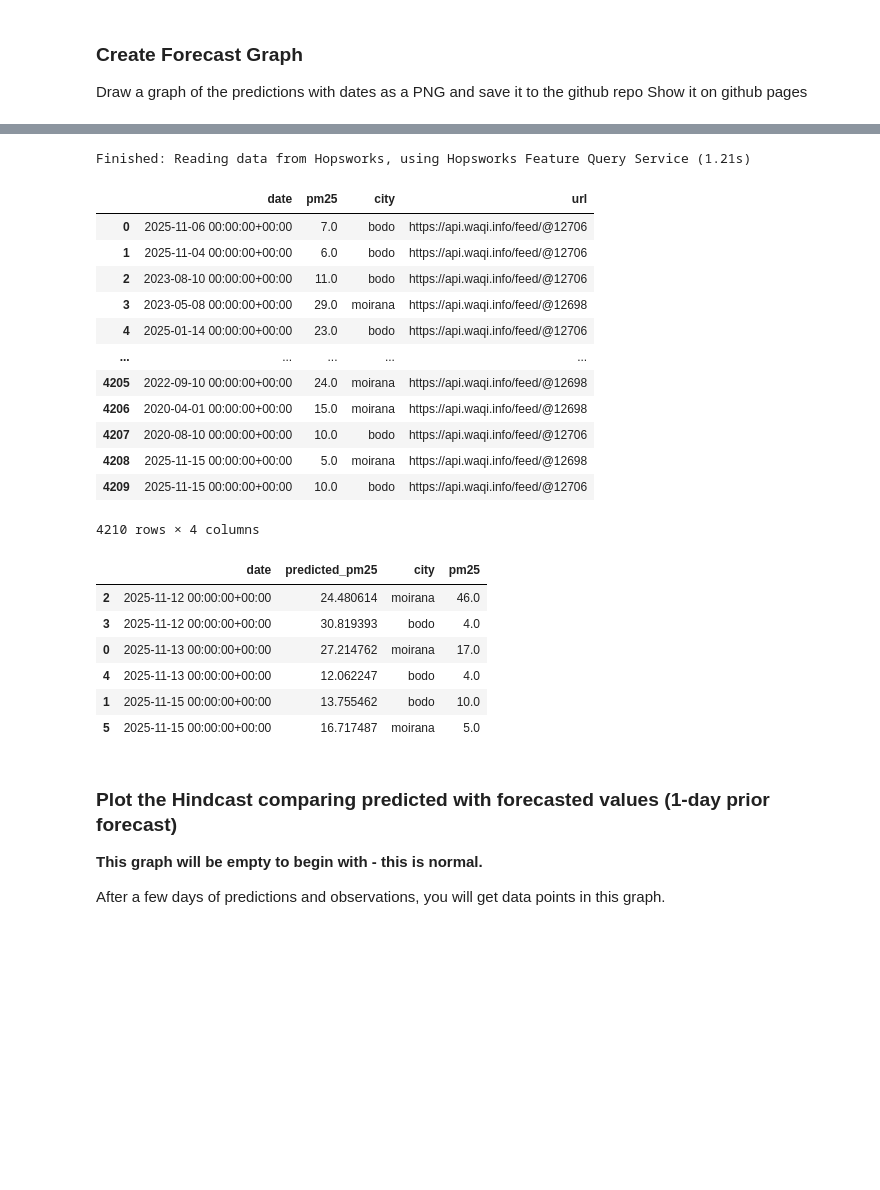
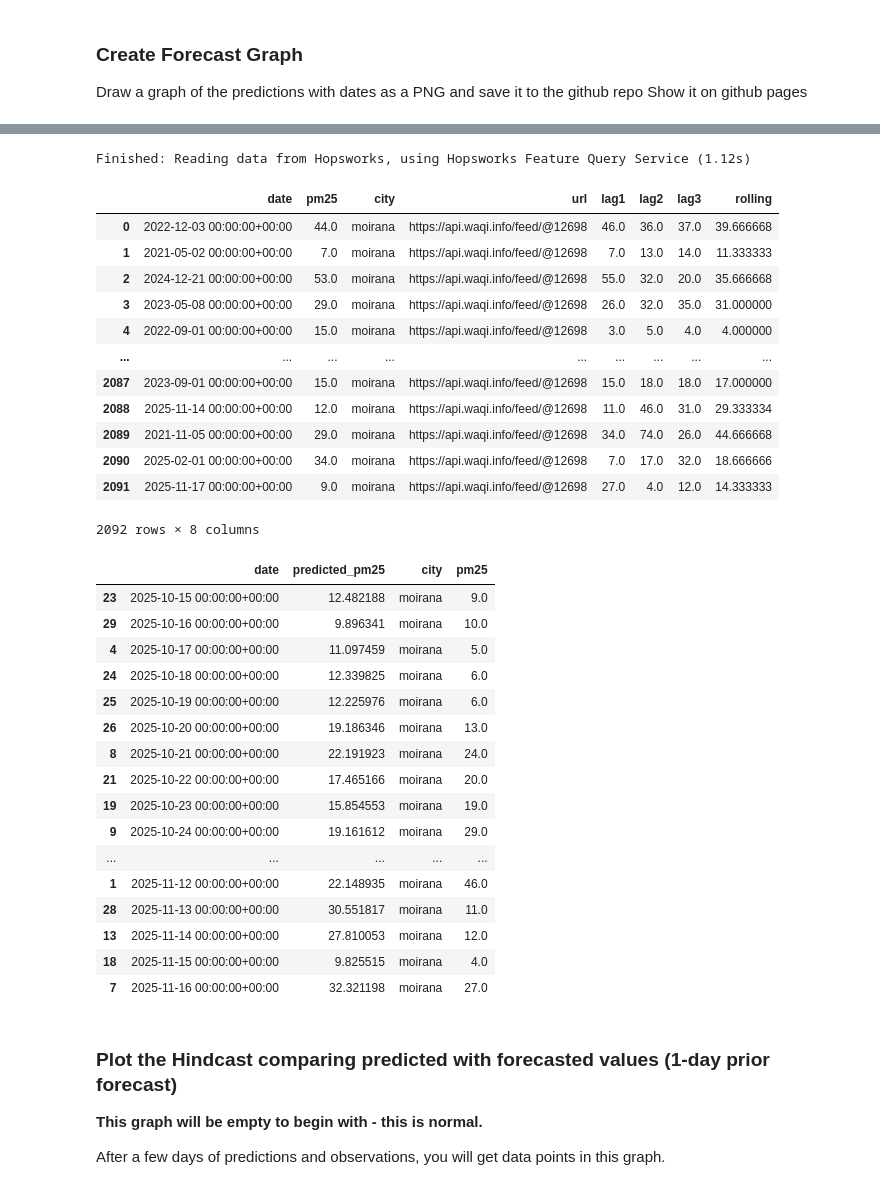
Before and after one commit to joarp/mlfs-book, a Jupyter notebook: notebooks/airquality/4_air_quality_batch_inference.ipynb, the cells around one changed output, grey strips where cells are left out. Drawn from its saved outputs; the diff is of its cells as text; code cells hidden in the pictures; blank space fills up the shorter version.

```diff
--- a/notebooks/airquality/4_air_quality_batch_inference.ipynb
+++ b/notebooks/airquality/4_air_quality_batch_inference.ipynb
@@ -162,7 +233,7 @@ Finished: Reading data from Hopsworks, using Hopsworks Feature Query Service (0.
 # %%
-for city in city_dict:
-    mask = batch_data['city']==city
-    pred = models[city].predict(
-        batch_data.loc[mask, ['temperature_2m_mean', 'precipitation_sum', 'wind_speed_10m_max', 'wind_direction_10m_dominant']])
-    batch_data.loc[mask, "predicted_pm25"] = pred
-batch_data
+# # MAKE A LOOP THAT PREDICTS FOR THE COMING DAY AND THEN USES THAT PREDICTION AS THE NEW
+# # UPDATED LAG and ROLLING next day and so on...
+# # batch_data has all the weather data for each of the 6 days to be predicted.
+# batch_data['predicted_pm25'] = retrieved_model.predict(
+#     batch_data[['temperature_2m_mean', 'precipitation_sum', 'wind_speed_10m_max', 'wind_direction_10m_dominant']])
+# batch_data
@@ -200,12 +261,10 @@ memory usage: 560.0+ bytes
 # %% [markdown]
 ### <span style="color:#ff5f27;">🤖 Saving the predictions (for monitoring) to a Feature Group</span>
 # %%
+batch_data['city'] = city
 # Fill in the number of days before the date on which you made the forecast (base_date)
 batch_data = batch_data.sort_values(by=['date'])
-for city in city_dict:
-    mask = batch_data["city"] == city
-    n = mask.sum()
-    batch_data.loc[mask, 'days_before_forecast_day'] = range(1, n+1)
+batch_data['days_before_forecast_day'] = range(1, len(batch_data)+1)
 batch_data
 # %% [output]
 |  | date | temperature_2m_mean | precipitation_sum | wind_speed_10m_max | wind_direction_10m_dominant | city | ... |
@@ -282,10 +321,10 @@ for city in city_dict:
 # %%
 # Get or create feature group
 monitor_fg = fs.get_or_create_feature_group(
-    name='aq_predictions',
+    name=f'aq_predictions_{city}',
     description='Air Quality prediction monitoring',
     version=1,
-    primary_key=['city','days_before_forecast_day'],
+    primary_key=['city','date','days_before_forecast_day'],
     event_time="date"
 )
 # %%
@@ -327,42 +368,52 @@ Finished: Reading data from Hopsworks, using Hopsworks Feature Query Service (1.
 # %%
-air_quality_fg = fs.get_feature_group(name='air_quality', version=1)
+air_quality_fg = fs.get_feature_group(name=f'air_quality_{city}', version=1)
 air_quality_df = air_quality_fg.read()
 air_quality_df
 # %% [output]
-Finished: Reading data from Hopsworks, using Hopsworks Feature Query Service (1.21s)
+Finished: Reading data from Hopsworks, using Hopsworks Feature Query Service (1.12s)
-|  | date | pm25 | city | url |
-| 0 | 2025-11-06 00:00:00+00:00 | 7.0 | bodo | https://api.waqi.info/feed/@12706 |
-| 1 | 2025-11-04 00:00:00+00:00 | 6.0 | bodo | https://api.waqi.info/feed/@12706 |
-| 2 | 2023-08-10 00:00:00+00:00 | 11.0 | bodo | https://api.waqi.info/feed/@12706 |
-| 3 | 2023-05-08 00:00:00+00:00 | 29.0 | moirana | https://api.waqi.info/feed/@12698 |
-| 4 | 2025-01-14 00:00:00+00:00 | 23.0 | bodo | https://api.waqi.info/feed/@12706 |
-| ... | ... | ... | ... | ... |
-| 4205 | 2022-09-10 00:00:00+00:00 | 24.0 | moirana | https://api.waqi.info/feed/@12698 |
-| 4206 | 2020-04-01 00:00:00+00:00 | 15.0 | moirana | https://api.waqi.info/feed/@12698 |
-| 4207 | 2020-08-10 00:00:00+00:00 | 10.0 | bodo | https://api.waqi.info/feed/@12706 |
-| 4208 | 2025-11-15 00:00:00+00:00 | 5.0 | moirana | https://api.waqi.info/feed/@12698 |
-| 4209 | 2025-11-15 00:00:00+00:00 | 10.0 | bodo | https://api.waqi.info/feed/@12706 |
+|  | date | pm25 | city | url | lag1 | lag2 | lag3 | rolling |
+| 0 | 2022-12-03 00:00:00+00:00 | 44.0 | moirana | https://api.waqi.info/feed/@12698 | 46.0 | 36.0 | 37.0 | 39.666668 |
+| 1 | 2021-05-02 00:00:00+00:00 | 7.0 | moirana | https://api.waqi.info/feed/@12698 | 7.0 | 13.0 | 14.0 | 11.333333 |
+| 2 | 2024-12-21 00:00:00+00:00 | 53.0 | moirana | https://api.waqi.info/feed/@12698 | 55.0 | 32.0 | 20.0 | 35.666668 |
+| 3 | 2023-05-08 00:00:00+00:00 | 29.0 | moirana | https://api.waqi.info/feed/@12698 | 26.0 | 32.0 | 35.0 | 31.000000 |
+| 4 | 2022-09-01 00:00:00+00:00 | 15.0 | moirana | https://api.waqi.info/feed/@12698 | 3.0 | 5.0 | 4.0 | 4.000000 |
+| ... | ... | ... | ... | ... | ... | ... | ... | ... |
+| 2087 | 2023-09-01 00:00:00+00:00 | 15.0 | moirana | https://api.waqi.info/feed/@12698 | 15.0 | 18.0 | 18.0 | 17.000000 |
+| 2088 | 2025-11-14 00:00:00+00:00 | 12.0 | moirana | https://api.waqi.info/feed/@12698 | 11.0 | 46.0 | 31.0 | 29.333334 |
+| 2089 | 2021-11-05 00:00:00+00:00 | 29.0 | moirana | https://api.waqi.info/feed/@12698 | 34.0 | 74.0 | 26.0 | 44.666668 |
+| 2090 | 2025-02-01 00:00:00+00:00 | 34.0 | moirana | https://api.waqi.info/feed/@12698 | 7.0 | 17.0 | 32.0 | 18.666666 |
+| 2091 | 2025-11-17 00:00:00+00:00 | 9.0 | moirana | https://api.waqi.info/feed/@12698 | 27.0 | 4.0 | 12.0 | 14.333333 |
-4210 rows × 4 columns
+2092 rows × 8 columns
 # %%
+from mlfs.airquality import util
 outcome_df = air_quality_df[['date', 'pm25', 'city']]
 preds_df =  monitoring_df[['date', 'predicted_pm25', 'city']]
 
 hindcast_df = pd.merge(preds_df, outcome_df, on=["date","city"])
 hindcast_df = hindcast_df.sort_values(by=['date'])
 
 # If there are no outcomes for predictions yet, generate some predictions/outcomes from existing data
 if len(hindcast_df) == 0:
-    print("test")
-    hindcast_df = util.backfill_predictions_for_monitoring(weather_fg, air_quality_df, monitor_fg, models, city_dict)
+    hindcast_df = util.backfill_predictions_for_monitoring(weather_fg, air_quality_fg, monitor_fg, retrieved_model)
 hindcast_df
 # %% [output]
 |  | date | predicted_pm25 | city | pm25 |
-| 2 | 2025-11-12 00:00:00+00:00 | 24.480614 | moirana | 46.0 |
-| 3 | 2025-11-12 00:00:00+00:00 | 30.819393 | bodo | 4.0 |
-| 0 | 2025-11-13 00:00:00+00:00 | 27.214762 | moirana | 17.0 |
-| 4 | 2025-11-13 00:00:00+00:00 | 12.062247 | bodo | 4.0 |
-| 1 | 2025-11-15 00:00:00+00:00 | 13.755462 | bodo | 10.0 |
-| 5 | 2025-11-15 00:00:00+00:00 | 16.717487 | moirana | 5.0 |
+| 23 | 2025-10-15 00:00:00+00:00 | 12.482188 | moirana | 9.0 |
+| 29 | 2025-10-16 00:00:00+00:00 | 9.896341 | moirana | 10.0 |
+| 4 | 2025-10-17 00:00:00+00:00 | 11.097459 | moirana | 5.0 |
+| 24 | 2025-10-18 00:00:00+00:00 | 12.339825 | moirana | 6.0 |
+| 25 | 2025-10-19 00:00:00+00:00 | 12.225976 | moirana | 6.0 |
+| 26 | 2025-10-20 00:00:00+00:00 | 19.186346 | moirana | 13.0 |
+| 8 | 2025-10-21 00:00:00+00:00 | 22.191923 | moirana | 24.0 |
+| 21 | 2025-10-22 00:00:00+00:00 | 17.465166 | moirana | 20.0 |
+| 19 | 2025-10-23 00:00:00+00:00 | 15.854553 | moirana | 19.0 |
+| 9 | 2025-10-24 00:00:00+00:00 | 19.161612 | moirana | 29.0 |
+| ... | ... | ... | ... | ... |
+| 1 | 2025-11-12 00:00:00+00:00 | 22.148935 | moirana | 46.0 |
+| 28 | 2025-11-13 00:00:00+00:00 | 30.551817 | moirana | 11.0 |
+| 13 | 2025-11-14 00:00:00+00:00 | 27.810053 | moirana | 12.0 |
+| 18 | 2025-11-15 00:00:00+00:00 | 9.825515 | moirana | 4.0 |
+| 7 | 2025-11-16 00:00:00+00:00 | 32.321198 | moirana | 27.0 |
 # %% [markdown]
 ### Plot the Hindcast comparing predicted with forecasted values (1-day prior forecast)
 
```
Also changed, not shown: parts of 20 cells of this notebook, 19 other files.
